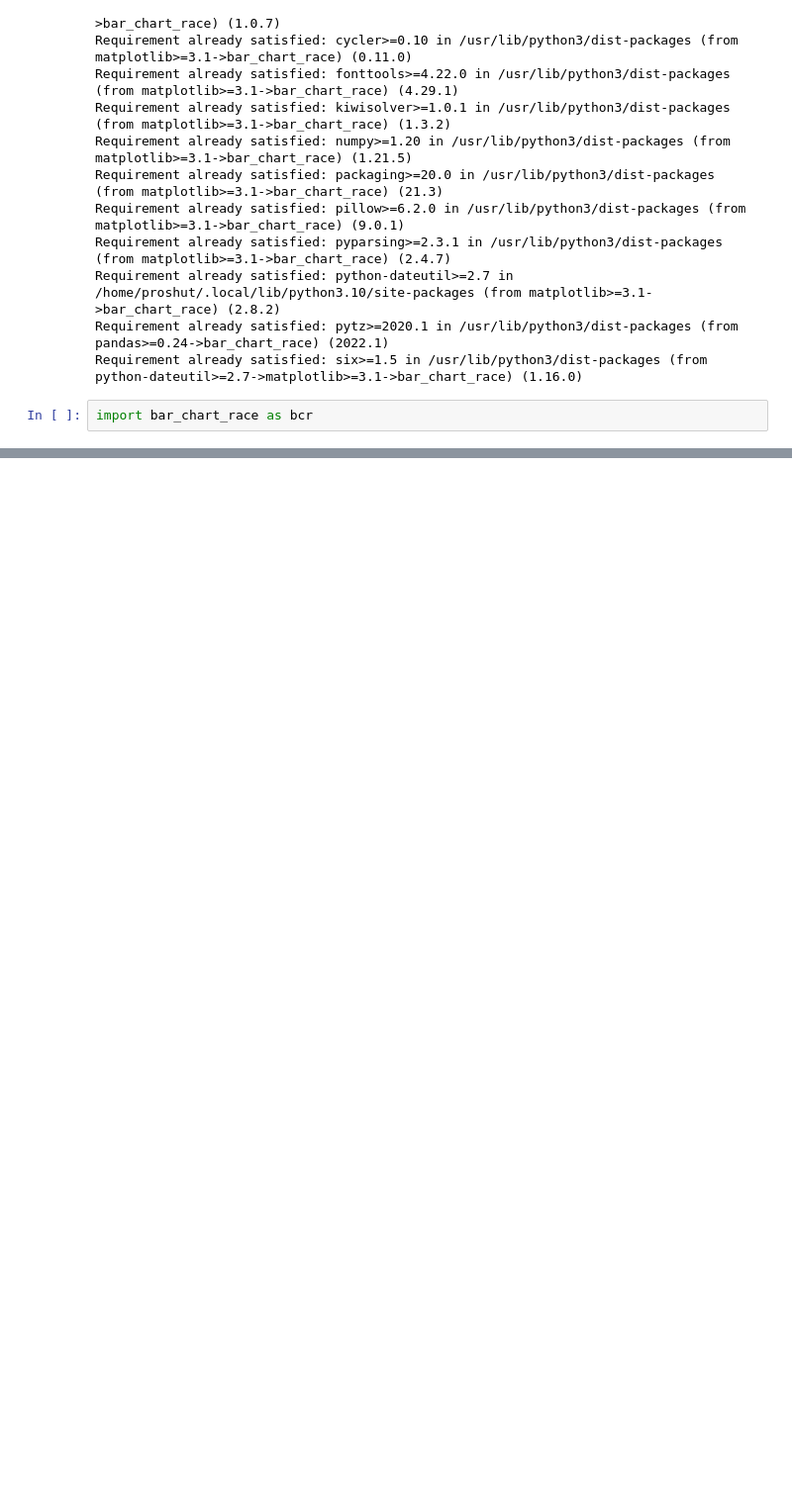
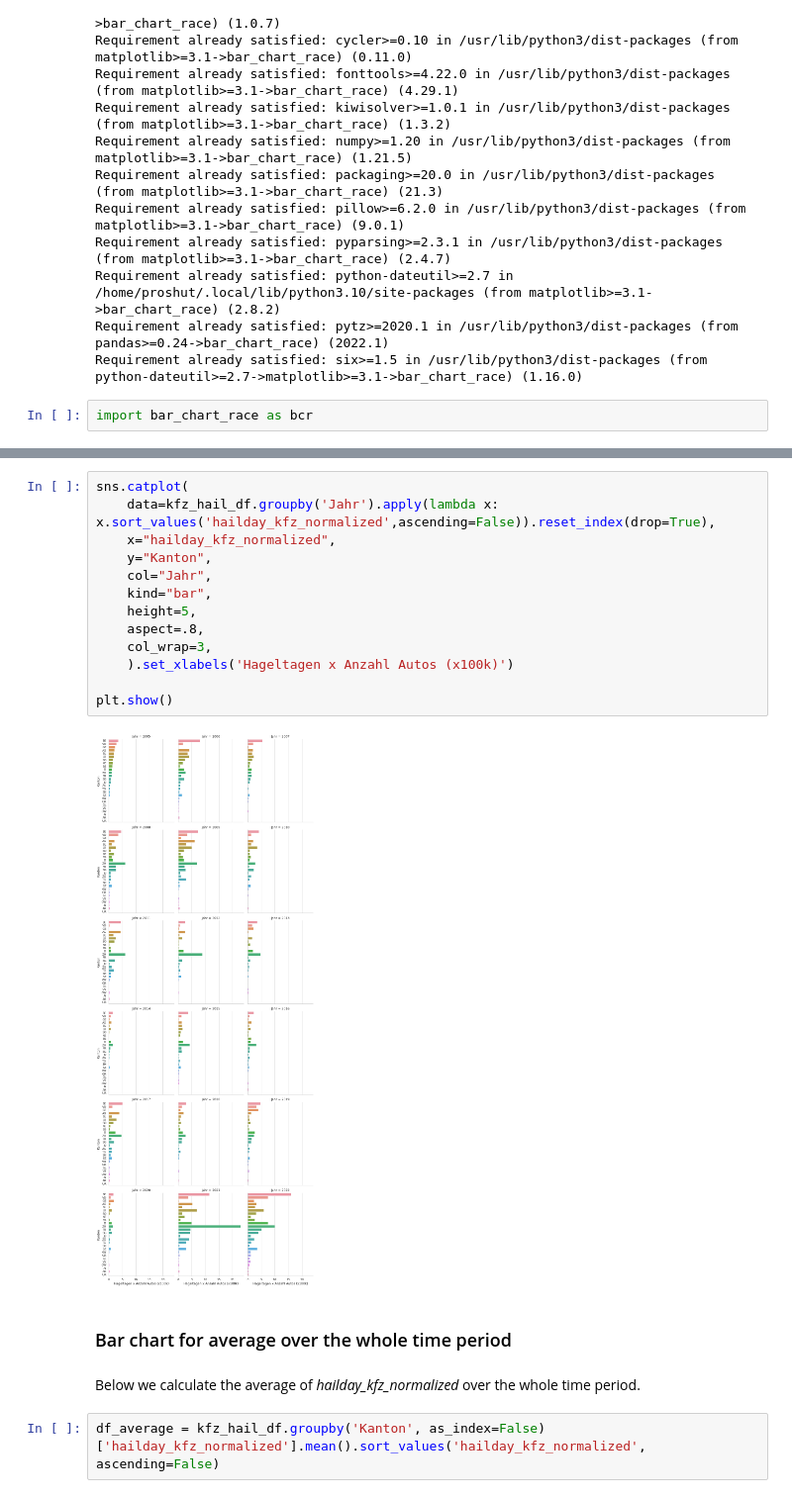
Before and after one commit to aminkarbassi/CAS_IE_Scripting, a Jupyter notebook: 4_KfZ_mit_Hagel_Data.ipynb, the cells around one changed output, grey strips where cells are left out. Shown at 99% size. Saved outputs shown, nothing was run; the diff lists cells and outputs as text; blank space fills up the shorter version.

```diff
--- a/4_KfZ_mit_Hagel_Data.ipynb
+++ b/4_KfZ_mit_Hagel_Data.ipynb
@@ -296,0 +246,21 @@ plt.show()
+# %%
+sns.catplot(
+    data=kfz_hail_df.groupby('Jahr').apply(lambda x: x.sort_values('hailday_kfz_normalized',ascending=False)).reset_index(drop=True),
+    x="hailday_kfz_normalized",
+    y="Kanton",
+    col="Jahr",
+    kind="bar",
+    height=5,
+    aspect=.8,
+    col_wrap=3,
+    ).set_xlabels('Hageltagen x Anzahl Autos (x100k)')
+
+plt.show()
+# %% [output]
+[figure, added]
+# %% [markdown]
+### Bar chart for average over the whole time period
+# %% [markdown]
+Below we calculate the average of *hailday_kfz_normalized* over the whole time period.
+# %%
+df_average = kfz_hail_df.groupby('Kanton', as_index=False)['hailday_kfz_normalized'].mean().sort_values('hailday_kfz_normalized', ascending=False)
```
Also changed, not shown: parts of 33 cells of this notebook.
